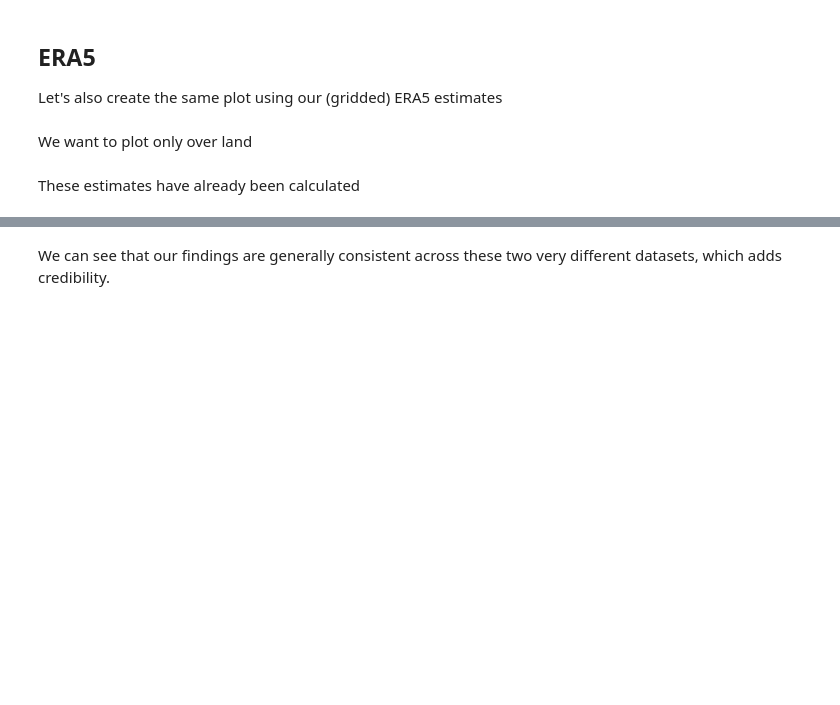
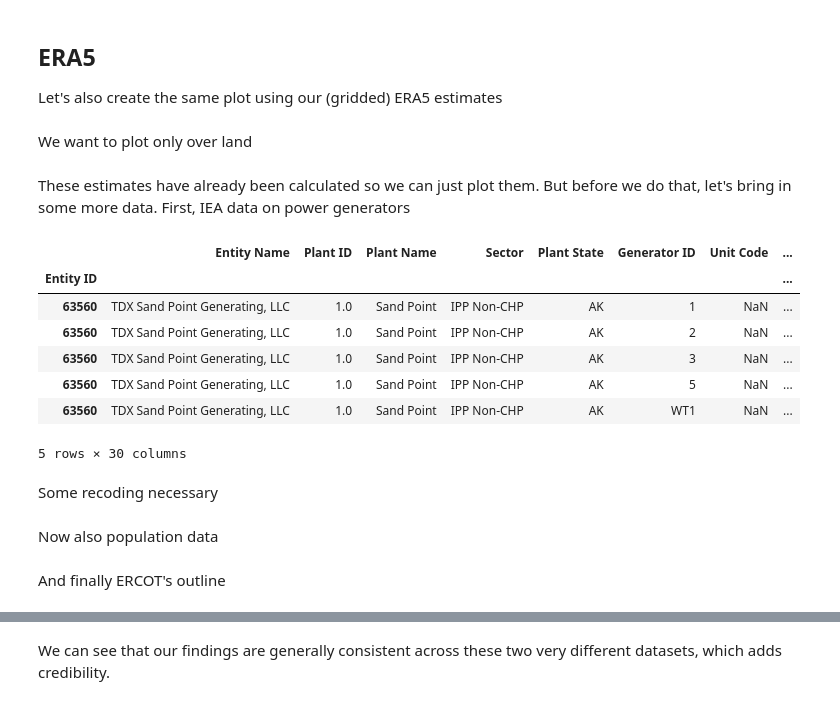
Before and after one commit to jdossgollin/2021-TXtreme, a Jupyter notebook: scripts/local_return_period.ipynb, the cells around one changed output, grey strips where cells are left out. Drawn from its saved outputs; the diff is of its cells as text; code cells hidden in the pictures; blank space fills up the shorter version.

```diff
--- a/scripts/local_return_period.ipynb
+++ b/scripts/local_return_period.ipynb
@@ -168,2 +159,23 @@ rt_land = era5_rt.where(np.logical_or(mask == usa_idx, mask == mexico_idx))
-# %% [markdown]
-These estimates have already been calculated
+# %% [markdown]
+These estimates have already been calculated so we can just plot them.
+But before we do that, let's bring in some more data.
+First, IEA data on power generators
+# %%
+generators = pd.read_excel(
+    "../data/raw/eia/november_generator2020.xlsx",
+    skiprows=2,
+    sheet_name="Operating",
+    index_col="Entity ID",
+)
+generators.head(5)
+# %% [output]
+|  | Entity Name | Plant ID | Plant Name | Sector | Plant State | Generator ID | Unit Code | ... |
+| Entity ID |  |  |  |  |  |  |  | ... |
+| 63560 | TDX Sand Point Generating, LLC | 1.0 | Sand Point | IPP Non-CHP | AK | 1 | NaN | ... |
+| 63560 | TDX Sand Point Generating, LLC | 1.0 | Sand Point | IPP Non-CHP | AK | 2 | NaN | ... |
+| 63560 | TDX Sand Point Generating, LLC | 1.0 | Sand Point | IPP Non-CHP | AK | 3 | NaN | ... |
+| 63560 | TDX Sand Point Generating, LLC | 1.0 | Sand Point | IPP Non-CHP | AK | 5 | NaN | ... |
+| 63560 | TDX Sand Point Generating, LLC | 1.0 | Sand Point | IPP Non-CHP | AK | WT1 | NaN | ... |
+5 rows × 30 columns
+# %% [markdown]
+Some recoding necessary
@@ -169,0 +225,2 @@ These estimates have already been calculated
+# %% [markdown]
+Now also population data
@@ -169,0 +238,2 @@ These estimates have already been calculated
+# %% [markdown]
+And finally ERCOT's outline
```
Also changed, not shown: parts of 15 cells of this notebook, 5 other files.
